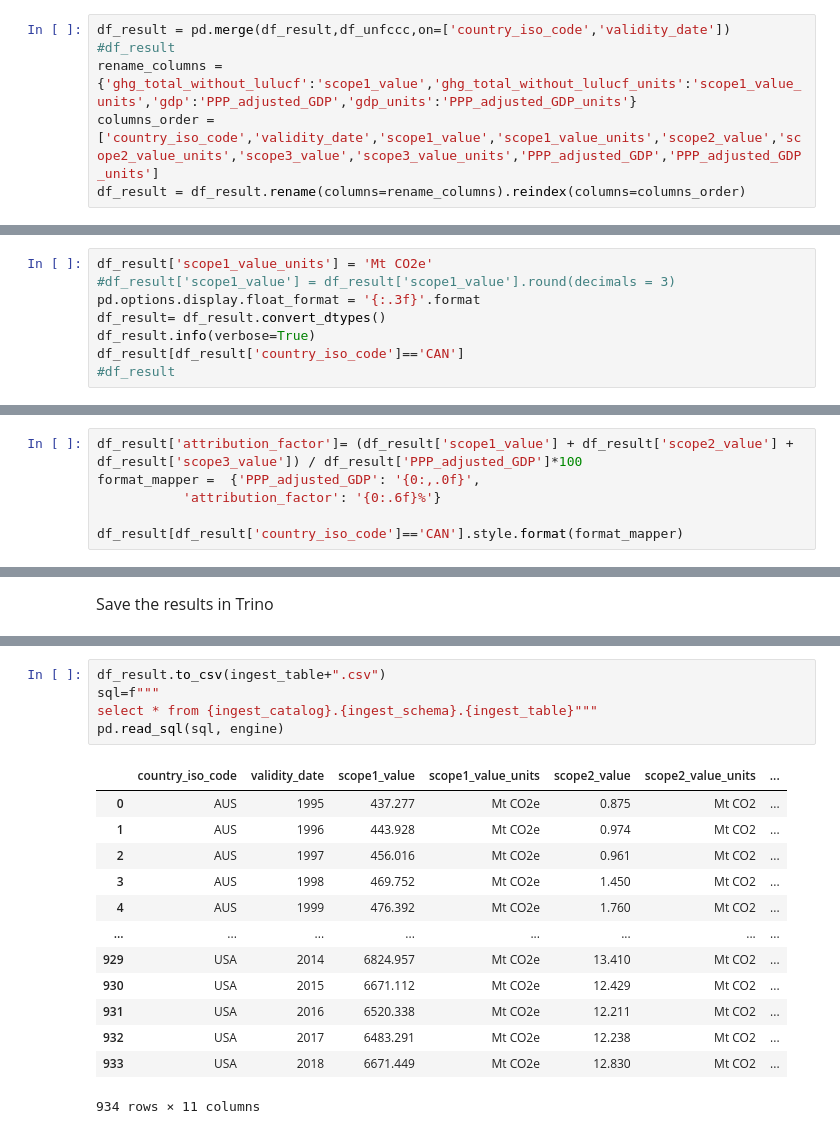
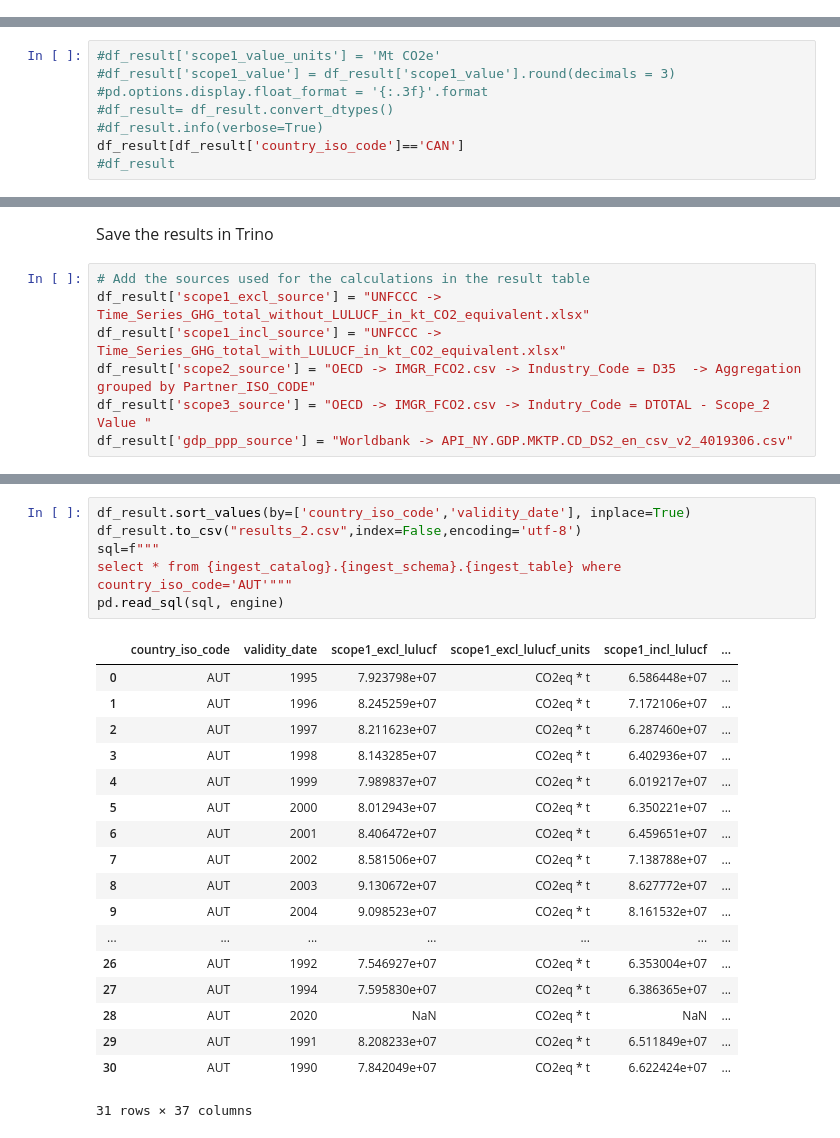
Before and after one commit to os-climate/PCAF-sovereign-footprint, a Jupyter notebook: notebooks/calc_total_sovereign_emissions.ipynb, the cells around one changed output, grey strips where cells are left out. Cells and saved outputs as stored; diff of their text form.

```diff
--- a/notebooks/calc_total_sovereign_emissions.ipynb
+++ b/notebooks/calc_total_sovereign_emissions.ipynb
@@ -379,8 +422,2 @@ memory usage: 54.0+ KB
 # %% [markdown]
 <font size=3><b>Merge UNFCCC , Worldbank and OECD data</b> </font>
-# %%
-df_result = pd.merge(df_result,df_unfccc,on=['country_iso_code','validity_date'])
-#df_result
-rename_columns = {'ghg_total_without_lulucf':'scope1_value','ghg_total_without_lulucf_units':'scope1_value_units','gdp':'PPP_adjusted_GDP','gdp_units':'PPP_adjusted_GDP_units'}
-columns_order = ['country_iso_code','validity_date','scope1_value','scope1_value_units','scope2_value','scope2_value_units','scope3_value','scope3_value_units','PPP_adjusted_GDP','PPP_adjusted_GDP_units']
-df_result = df_result.rename(columns=rename_columns).reindex(columns=columns_order)
@@ -387,9 +523,9 @@ df_result = df_result.rename(columns=rename_columns).reindex(columns=columns_ord
 # %%
-df_result['scope1_value_units'] = 'Mt CO2e'
+#df_result['scope1_value_units'] = 'Mt CO2e'
 #df_result['scope1_value'] = df_result['scope1_value'].round(decimals = 3)
-pd.options.display.float_format = '{:.3f}'.format
-df_result= df_result.convert_dtypes()
-df_result.info(verbose=True)
+#pd.options.display.float_format = '{:.3f}'.format
+#df_result= df_result.convert_dtypes()
+#df_result.info(verbose=True)
 df_result[df_result['country_iso_code']=='CAN']
 #df_result
 # %% [output]
@@ -430,8 +550,2 @@ memory usage: 84.8 KB
 # %% [markdown]
 Calculate Attribution factor = (Scope1+Scope2+Scope3)/GDP
-# %%
-df_result['attribution_factor']= (df_result['scope1_value'] + df_result['scope2_value'] + df_result['scope3_value']) / df_result['PPP_adjusted_GDP']*100
-format_mapper =  {'PPP_adjusted_GDP': '{0:,.0f}',
-           'attribution_factor': '{0:.6f}%'}
-
-df_result[df_result['country_iso_code']=='CAN'].style.format(format_mapper)
@@ -456,5 +587,12 @@ df_result[df_result['country_iso_code']=='CAN'].style.format(format_mapper)
 # %% [markdown]
 <font size=3>Save the results in Trino</font>
+# %%
+# Add the sources used for the calculations in the result table
+df_result['scope1_excl_source'] = "UNFCCC -> Time_Series_GHG_total_without_LULUCF_in_kt_CO2_equivalent.xlsx"
+df_result['scope1_incl_source'] = "UNFCCC -> Time_Series_GHG_total_with_LULUCF_in_kt_CO2_equivalent.xlsx"
+df_result['scope2_source'] = "OECD -> IMGR_FCO2.csv -> Industry_Code = D35  -> Aggregation grouped by Partner_ISO_CODE"
+df_result['scope3_source'] = "OECD -> IMGR_FCO2.csv -> Indutry_Code = DTOTAL - Scope_2 Value "
+df_result['gdp_ppp_source'] = "Worldbank -> API_NY.GDP.MKTP.CD_DS2_en_csv_v2_4019306.csv"
 # %%
 import osc_ingest_trino as osc
 #df_result['validity_date']=pd.to_datetime(df_result['validity_date'], unit='D')
@@ -490,19 +651,25 @@ batch insert result: [(934,)]
 # %%
-df_result.to_csv(ingest_table+".csv")
+df_result.sort_values(by=['country_iso_code','validity_date'], inplace=True)
+df_result.to_csv("results_2.csv",index=False,encoding='utf-8')
 sql=f"""
-select * from {ingest_catalog}.{ingest_schema}.{ingest_table}"""
+select * from {ingest_catalog}.{ingest_schema}.{ingest_table} where country_iso_code='AUT'"""
 pd.read_sql(sql, engine)
 # %% [output]
-|  | country_iso_code | validity_date | scope1_value | scope1_value_units | scope2_value | scope2_value_units | ... |
-| 0 | AUS | 1995 | 437.277 | Mt CO2e | 0.875 | Mt CO2 | ... |
-| 1 | AUS | 1996 | 443.928 | Mt CO2e | 0.974 | Mt CO2 | ... |
-| 2 | AUS | 1997 | 456.016 | Mt CO2e | 0.961 | Mt CO2 | ... |
-| 3 | AUS | 1998 | 469.752 | Mt CO2e | 1.450 | Mt CO2 | ... |
-| 4 | AUS | 1999 | 476.392 | Mt CO2e | 1.760 | Mt CO2 | ... |
-| ... | ... | ... | ... | ... | ... | ... | ... |
-| 929 | USA | 2014 | 6824.957 | Mt CO2e | 13.410 | Mt CO2 | ... |
-| 930 | USA | 2015 | 6671.112 | Mt CO2e | 12.429 | Mt CO2 | ... |
-| 931 | USA | 2016 | 6520.338 | Mt CO2e | 12.211 | Mt CO2 | ... |
-| 932 | USA | 2017 | 6483.291 | Mt CO2e | 12.238 | Mt CO2 | ... |
-| 933 | USA | 2018 | 6671.449 | Mt CO2e | 12.830 | Mt CO2 | ... |
+|  | country_iso_code | validity_date | scope1_excl_lulucf | scope1_excl_lulucf_units | scope1_incl_lulucf | ... |
+| 0 | AUT | 1995 | 7.923798e+07 | CO2eq * t | 6.586448e+07 | ... |
+| 1 | AUT | 1996 | 8.245259e+07 | CO2eq * t | 7.172106e+07 | ... |
+| 2 | AUT | 1997 | 8.211623e+07 | CO2eq * t | 6.287460e+07 | ... |
+| 3 | AUT | 1998 | 8.143285e+07 | CO2eq * t | 6.402936e+07 | ... |
+| 4 | AUT | 1999 | 7.989837e+07 | CO2eq * t | 6.019217e+07 | ... |
+| 5 | AUT | 2000 | 8.012943e+07 | CO2eq * t | 6.350221e+07 | ... |
+| 6 | AUT | 2001 | 8.406472e+07 | CO2eq * t | 6.459651e+07 | ... |
+| 7 | AUT | 2002 | 8.581506e+07 | CO2eq * t | 7.138788e+07 | ... |
+| 8 | AUT | 2003 | 9.130672e+07 | CO2eq * t | 8.627772e+07 | ... |
+| 9 | AUT | 2004 | 9.098523e+07 | CO2eq * t | 8.161532e+07 | ... |
+| ... | ... | ... | ... | ... | ... | ... |
+| 26 | AUT | 1992 | 7.546927e+07 | CO2eq * t | 6.353004e+07 | ... |
+| 27 | AUT | 1994 | 7.595830e+07 | CO2eq * t | 6.386365e+07 | ... |
+| 28 | AUT | 2020 | NaN | CO2eq * t | NaN | ... |
+| 29 | AUT | 1991 | 8.208233e+07 | CO2eq * t | 6.511849e+07 | ... |
+| 30 | AUT | 1990 | 7.842049e+07 | CO2eq * t | 6.622424e+07 | ... |
-934 rows × 11 columns
+31 rows × 37 columns
```
Also changed, not shown: parts of 23 cells of this notebook.
